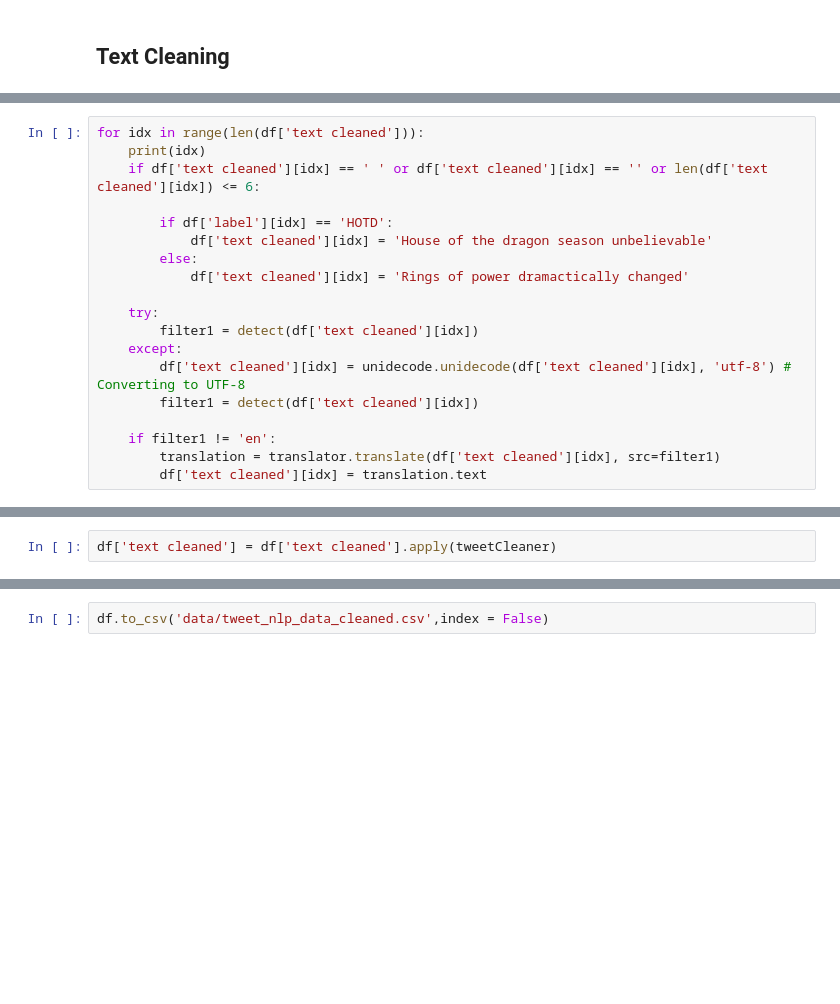
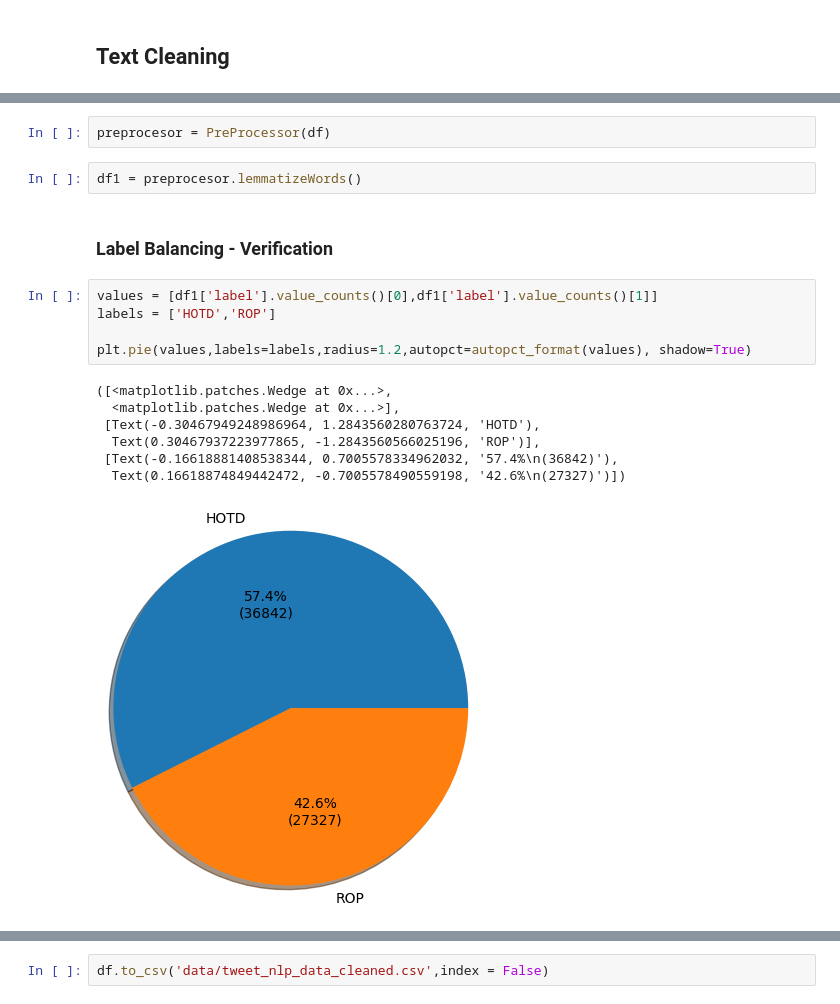
Before and after one commit to PedroAlejandroUicabDiaz/NLP-TextClassification-Tweets-HOTD-ROP, a Jupyter notebook: NLP-Project-Text-Classification.ipynb, the cells around one changed output, grey strips where cells are left out. Saved outputs shown, nothing was run; the diff lists cells and outputs as text; blank space fills up the shorter version.

Commit message:
text-cleaning normalization techniques

```diff
--- a/NLP-Project-Text-Classification.ipynb
+++ b/NLP-Project-Text-Classification.ipynb
@@ -344,19 +164,0 @@ df['text cleaned'] = df['text'].apply(tweetCleaner)
-# %%
-for idx in range(len(df['text cleaned'])):
-    print(idx)
-    if df['text cleaned'][idx] == ' ' or df['text cleaned'][idx] == '' or len(df['text cleaned'][idx]) <= 6:
-
-        if df['label'][idx] == 'HOTD':
-            df['text cleaned'][idx] = 'House of the dragon season unbelievable'
-        else:
-            df['text cleaned'][idx] = 'Rings of power dramactically changed'
-
-    try:
-        filter1 = detect(df['text cleaned'][idx])
-    except:
-        df['text cleaned'][idx] = unidecode.unidecode(df['text cleaned'][idx], 'utf-8') # Converting to UTF-8
-        filter1 = detect(df['text cleaned'][idx])
-
-    if filter1 != 'en':
-        translation = translator.translate(df['text cleaned'][idx], src=filter1)
-        df['text cleaned'][idx] = translation.text
@@ -381,2 +164,0 @@ for idx in range(len(df['text cleaned'])):
-# %%
-df['text cleaned'] = df['text cleaned'].apply(tweetCleaner)
@@ -382,0 +355,19 @@ df['text cleaned'] = df['text cleaned'].apply(tweetCleaner)
+# %%
+preprocesor = PreProcessor(df)
+# %%
+df1 = preprocesor.lemmatizeWords()
+# %% [markdown]
+### Label Balancing - Verification
+# %%
+values = [df1['label'].value_counts()[0],df1['label'].value_counts()[1]]
+labels = ['HOTD','ROP']
+
+plt.pie(values,labels=labels,radius=1.2,autopct=autopct_format(values), shadow=True)
+# %% [output]
+([<matplotlib.patches.Wedge at 0x...>,
+  <matplotlib.patches.Wedge at 0x...>],
+ [Text(-0.30467949248986964, 1.2843560280763724, 'HOTD'),
+  Text(0.30467937223977865, -1.2843560566025196, 'ROP')],
+ [Text(-0.16618881408538344, 0.7005578334962032, '57.4%\n(36842)'),
+  Text(0.16618874849442472, -0.7005578490559198, '42.6%\n(27327)')])
+[figure, added]
```
Also changed, not shown: parts of 25 cells of this notebook.
